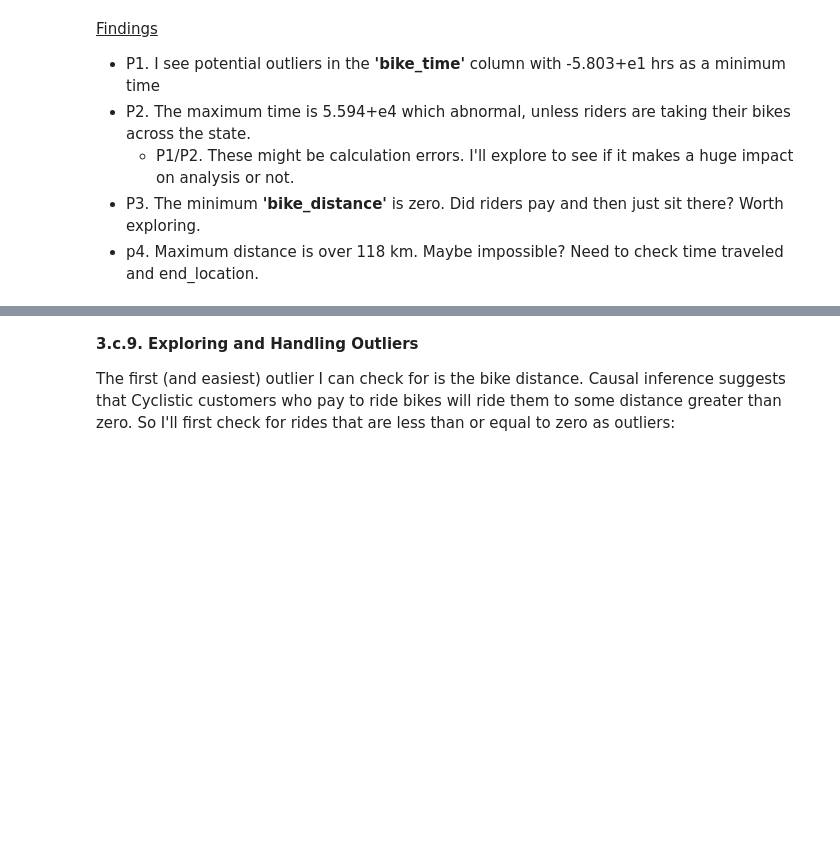
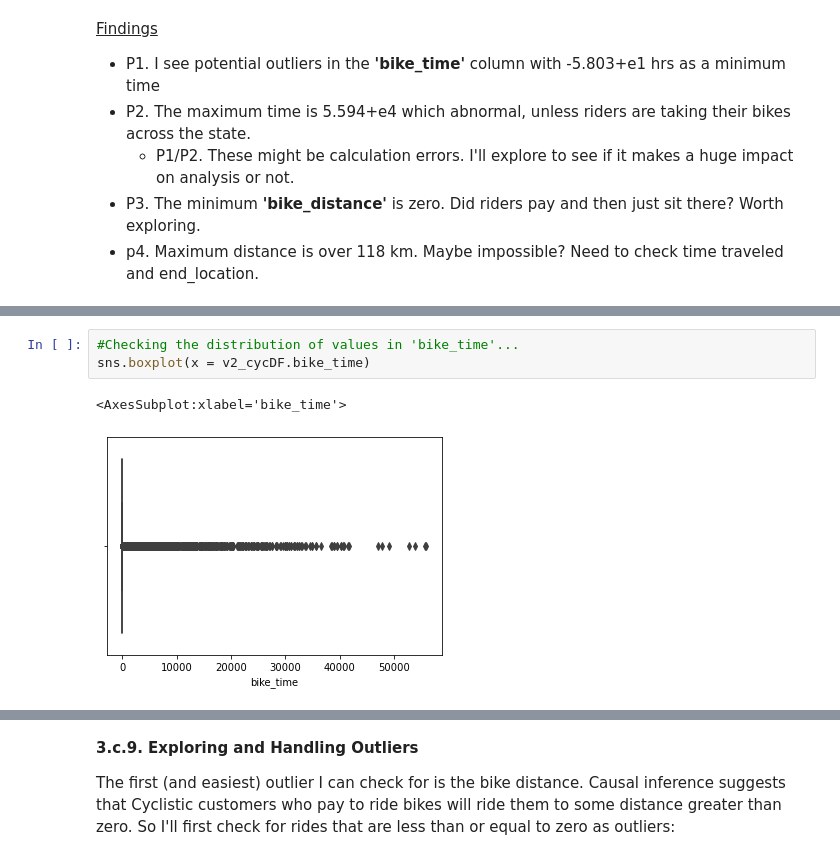
Before and after one commit to clkHere/Data-Analysis, a Jupyter notebook: 1. Portfolio/b. Cyclistic Marketing Analysis/Cyclistic_Analysis.ipynb, the cells around one changed output, grey strips where cells are left out. Drawn from its saved outputs; the diff is of its cells as text; blank space fills up the shorter version.

```diff
--- a/1. Portfolio/b. Cyclistic Marketing Analysis/Cyclistic_Analysis.ipynb
+++ b/1. Portfolio/b. Cyclistic Marketing Analysis/Cyclistic_Analysis.ipynb
@@ -490,0 +513,6 @@ v2_cycDF.describe()
+# %%
+#Checking the distribution of values in 'bike_time'...
+sns.boxplot(x = v2_cycDF.bike_time)
+# %% [output]
+<AxesSubplot:xlabel='bike_time'>
+[figure, added]
```
Also changed, not shown: parts of 23 cells of this notebook.
